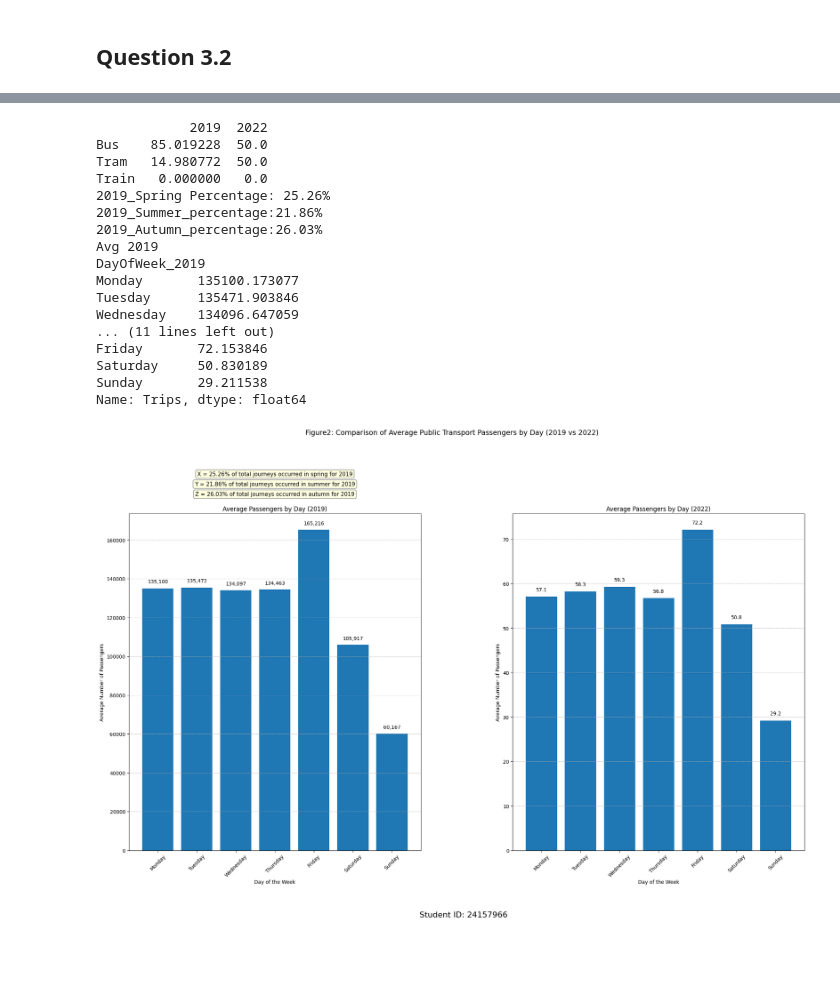
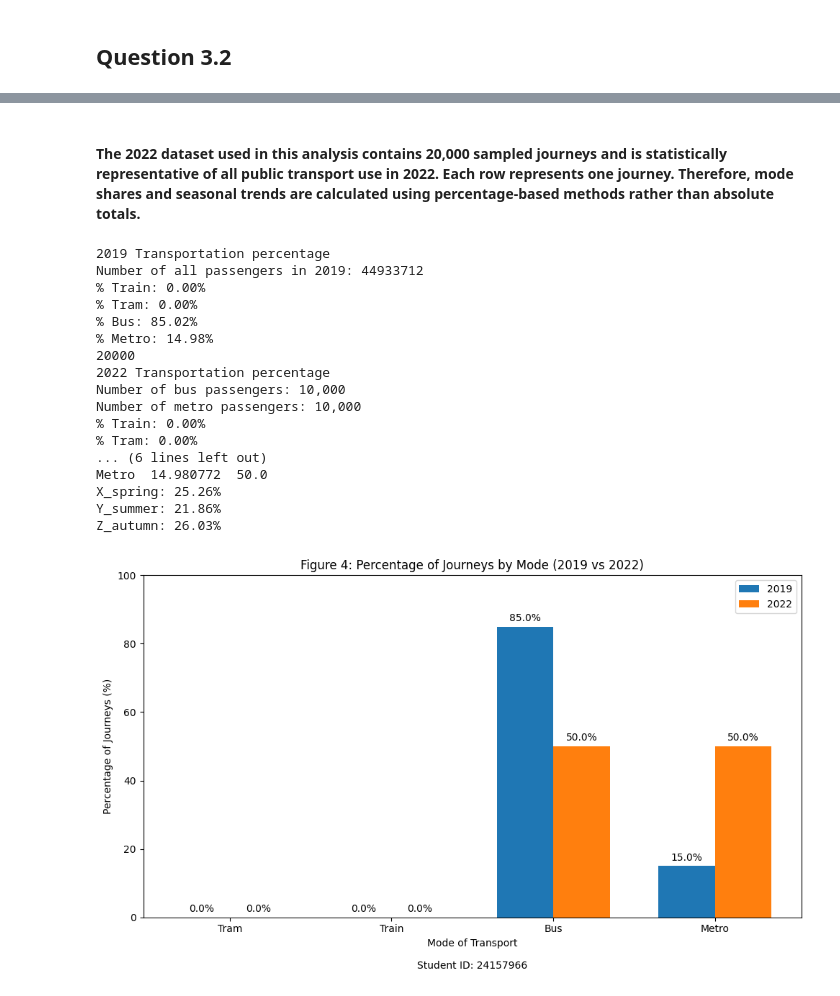
Before and after one commit to Dikshyant15/24157966_Small_Project, a Jupyter notebook: expirement.ipynb, the cells around one changed output, grey strips where cells are left out. Cells and saved outputs as stored; diff of their text form; code cells hidden in the pictures; blank space fills up the shorter version.

Commit message:
linear left

```diff
--- a/expirement.ipynb
+++ b/expirement.ipynb
@@ -88,10 +116,6 @@ print(data_2022.columns)
 # %% [output]
 Index(['Date and time', 'Mode', 'Distance', 'Duration', 'Price'], dtype='object')
 # %%
-# Re-import necessary packages after code execution reset
-import pandas as pd
-import numpy as np
-import matplotlib.pyplot as plt
 
 # Re-define scrfft function
 def scrfft(xdata, ydata):
@@ -172,10 +196,10 @@ ax.scatter(x_days_2019, y_2019_norm, s=10, label="2019 Scatter (Normalized)", al
 ax.plot(x_smooth_days_2019, y2019_smooth_norm, label="2019 Smoothed (Normalized)", linewidth=2, color='blue')
 
 ax.scatter(x_days_2022, y_2022_norm, s=10, label="2022 Scatter (Normalized)", alpha=0.6, color='orange')
-ax.plot(x_smooth_days_2022, y2022_smooth_norm, label="2022 Smoothed (Normalized)", linewidth=2, color='red')
+ax.plot(x_smooth_days_2022, y2022_smooth_norm, label="2022 Smoothed (Normalized)", linewidth=2, color='orange')
 
 # Customize plot
-ax.set_title("Normalized Daily Public Transport Passengers with Fourier Smoothed Lines\nStudent ID: 24157966", fontsize=16)
+ax.set_title("Figure 1: Normalized Daily Public Transport Passengers with Fourier Smoothed Lines\nStudent ID: 24157966", fontsize=16)
 ax.set_xlabel("Day of the Year")
 ax.set_ylabel("Normalized Passengers")
 ax.set_xlim(1, max(len(y_2019_norm), len(y_2022_norm)))
@@ -454,21 +463,31 @@ def transport_type_seasonwise_plot(data_2019,data_2022):
+# %% [markdown]
+#### The 2022 dataset used in this analysis contains 20,000 sampled journeys and is statistically representative of all public transport use in 2022. Each row represents one journey. Therefore, mode shares and seasonal trends are calculated using percentage-based methods rather than absolute totals.
 # %%
-transport_type_seasonwise_plot(data_2019,data_2022)
+seasonal_percentages = transport_type_seasonwise_plot(data_2019, data_2022)
+
+plot_bar_avgpax_weekdays(
+    data_2019,
+    data_2022,
+    X_spring=seasonal_percentages["Spring (%)"],
+    Y_summer=seasonal_percentages["Summer (%)"],
+    Z_autumn=seasonal_percentages["Autumn (%)"]
+)
 # %% [output]
-            2019  2022
-Bus    85.019228  50.0
-Tram   14.980772  50.0
-Train   0.000000   0.0
-2019_Spring Percentage: 25.26%
-2019_Summer_percentage:21.86%
-2019_Autumn_percentage:26.03%
-Avg 2019
-DayOfWeek_2019
-Monday       135100.173077
-Tuesday      135471.903846
-Wednesday    134096.647059
-... (11 lines left out)
-Friday       72.153846
-Saturday     50.830189
-Sunday       29.211538
-Name: Trips, dtype: float64
+2019 Transportation percentage
+Number of all passengers in 2019: 44933712
+% Train: 0.00%
+% Tram: 0.00%
+% Bus: 85.02%
+% Metro: 14.98%
+20000
+2022 Transportation percentage
+Number of bus passengers: 10,000
+Number of metro passengers: 10,000
+% Train: 0.00%
+% Tram: 0.00%
+... (6 lines left out)
+Metro  14.980772  50.0
+X_spring: 25.26%
+Y_summer: 21.86%
+Z_autumn: 26.03%
-[figure, old version]
+[figure, new version]
```
Also changed, not shown: parts of 13 cells of this notebook.
